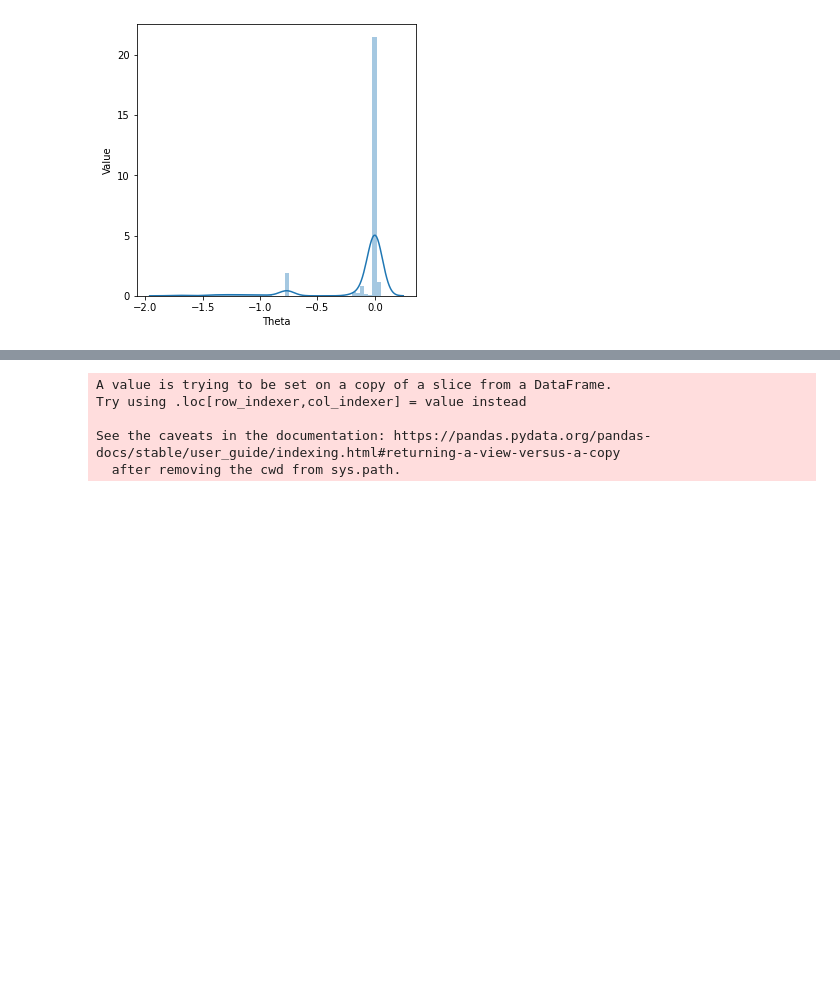
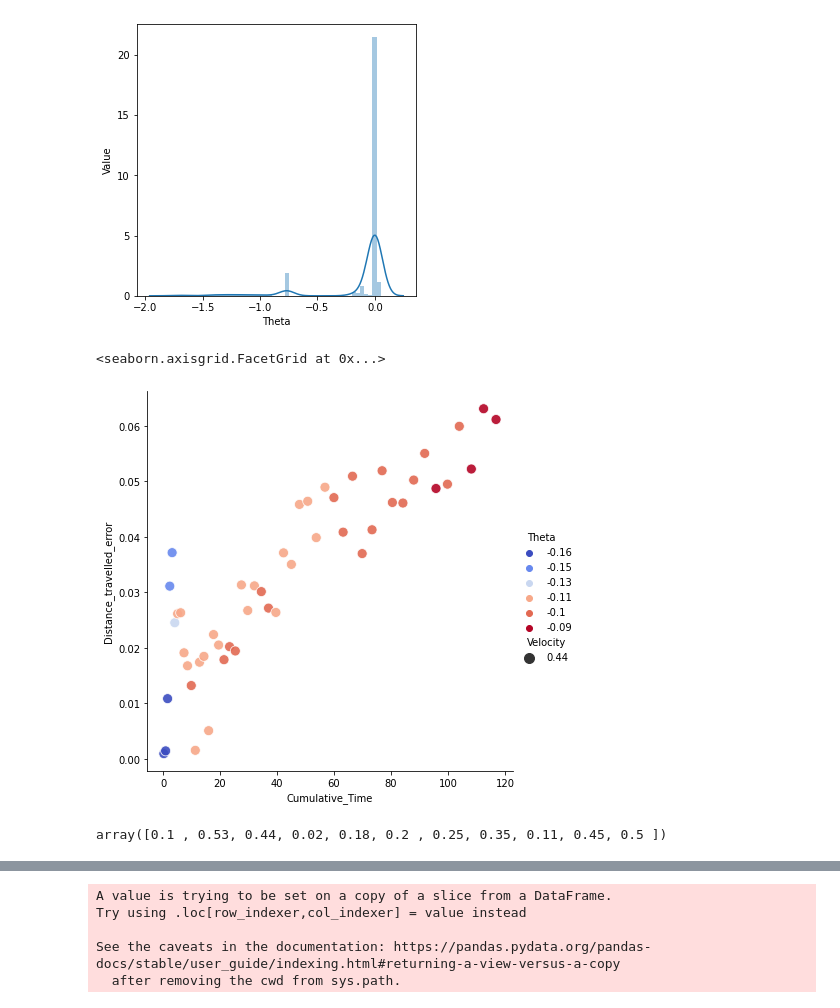
Before and after one commit to tejalvs/RobotOdometryMining, a Jupyter notebook: EDA.ipynb, the cells around one changed output, grey strips where cells are left out. Saved outputs shown, nothing was run; the diff lists cells and outputs as text; code cells hidden in the pictures; blank space fills up the shorter version.

```diff
--- a/EDA.ipynb
+++ b/EDA.ipynb
@@ -108,3 +97,23 @@ plt.ylabel("Value")
 plt.show()
 # %% [output]
 [figure]
+# %%
+roomba_data_forward=roomba_data[roomba_data['Velocity']>0]
+mobile_robot_data_forward=mobile_robot_data[mobile_robot_data['Velocity']>0]
+roomba_data_backward=roomba_data[roomba_data['Velocity']<0]
+mobile_robot_data_backward=mobile_robot_data[mobile_robot_data['Velocity']<0]
+mobile_robot_data_Tile=mobile_robot_data[mobile_robot_data['Surface_Type']=='TILE']
+mobile_robot_data_Carpet=mobile_robot_data[mobile_robot_data['Surface_Type']=='CARPET']
+# %%
+
+data_df=roomba_data_forward[roomba_data_forward['Velocity']< 0.45]
+data_df=data_df[data_df['Velocity']> 0.4]
+data_df['Theta']=round(data_df['Theta'],2)
+sns.relplot(y="Distance_travelled_error", x="Cumulative_Time", hue="Theta", alpha=.9,size='Velocity',height=6,sizes=(100,50), data=data_df.iloc[::2], palette='coolwarm')
+# %% [output]
+<seaborn.axisgrid.FacetGrid at 0x...>
+[figure, added]
+# %%
+roomba_data_forward.Velocity.unique()
+# %% [output]
+array([0.1 , 0.53, 0.44, 0.02, 0.18, 0.2 , 0.25, 0.35, 0.11, 0.45, 0.5 ])
```
Also changed, not shown: parts of 12 cells of this notebook.
